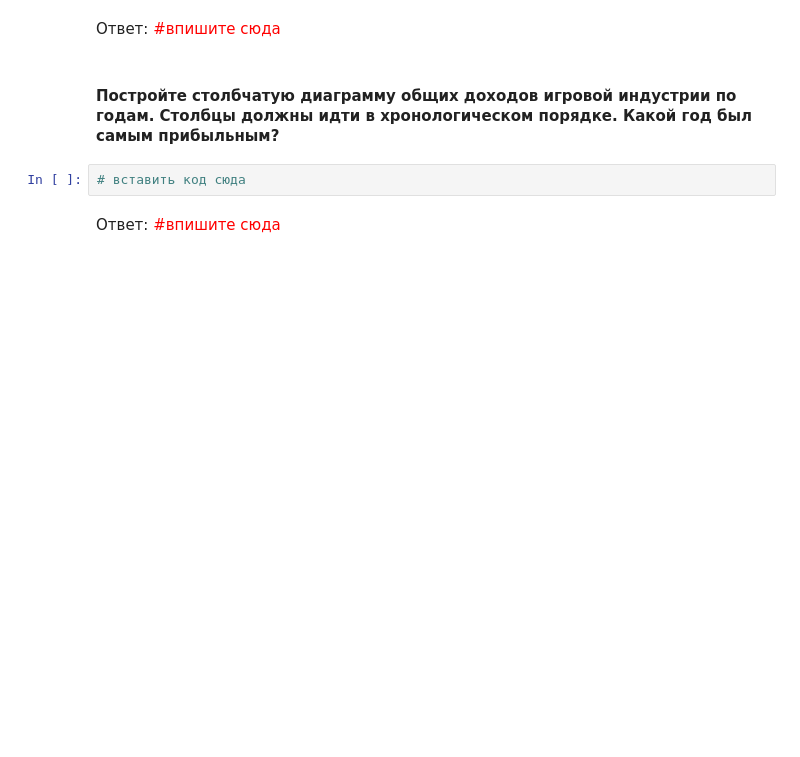
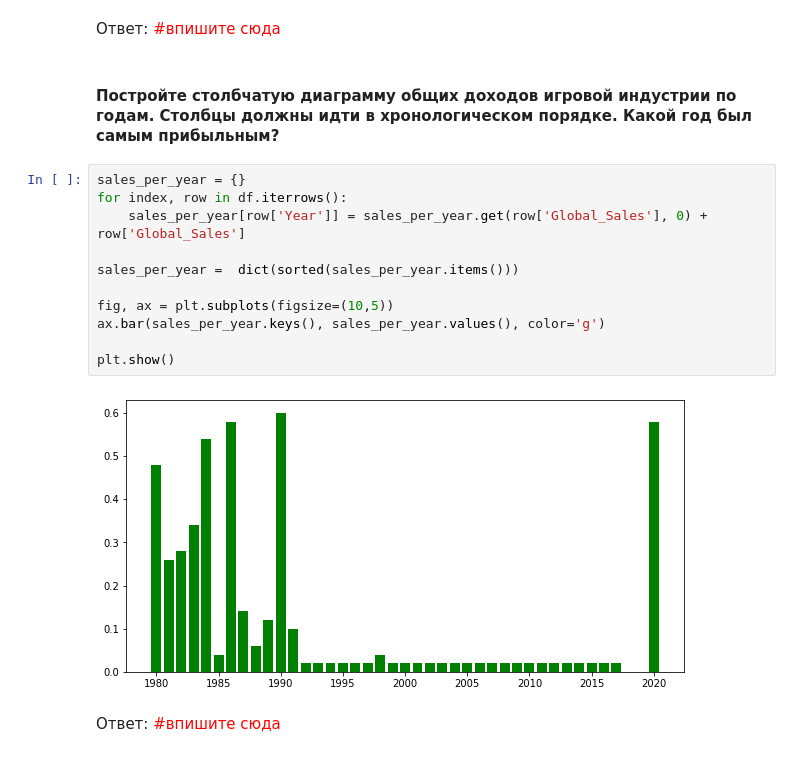
Before and after one commit to BubbleNeumann/University-tasks, a Jupyter notebook: sem3_Python_lab_3.ipynb, the cells around one changed output. Saved outputs shown, nothing was run; the diff lists cells and outputs as text; blank space fills up the shorter version.

```diff
--- a/sem3_Python_lab_3.ipynb
+++ b/sem3_Python_lab_3.ipynb
@@ -196,8 +184,19 @@ plt.show()
 Ответ: <span style="color:red">#впишите сюда</span>
 # %% [markdown]
 #### Постройте столбчатую диаграмму общих доходов игровой индустрии по годам. Столбцы должны идти в хронологическом порядке. Какой год был самым прибыльным?
-# %%
-# вставить код сюда
+# %%
+sales_per_year = {}
+for index, row in df.iterrows():
+    sales_per_year[row['Year']] = sales_per_year.get(row['Global_Sales'], 0) + row['Global_Sales']
+
+sales_per_year =  dict(sorted(sales_per_year.items()))
+
+fig, ax = plt.subplots(figsize=(10,5))
+ax.bar(sales_per_year.keys(), sales_per_year.values(), color='g')
+
+plt.show()
+# %% [output]
+[figure, added]
 # %% [markdown]
 Ответ: <span style="color:red">#впишите сюда</span>
 # %% [markdown]
```
Also changed, not shown: parts of 10 cells of this notebook.
